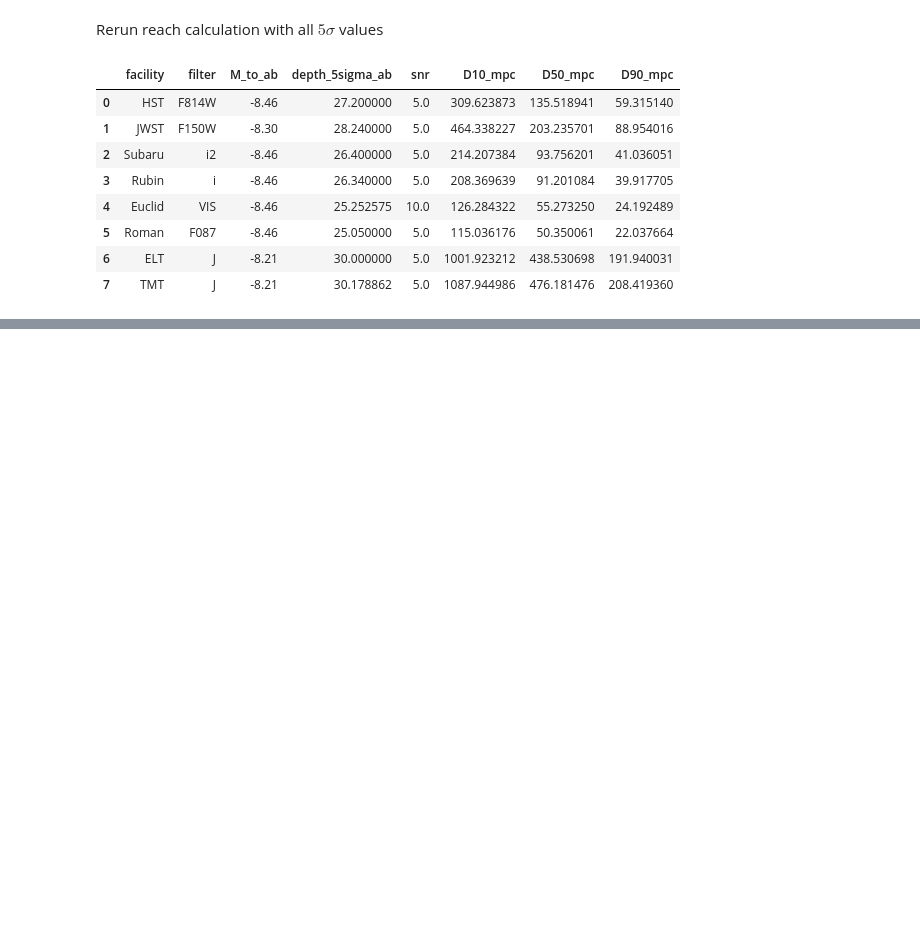
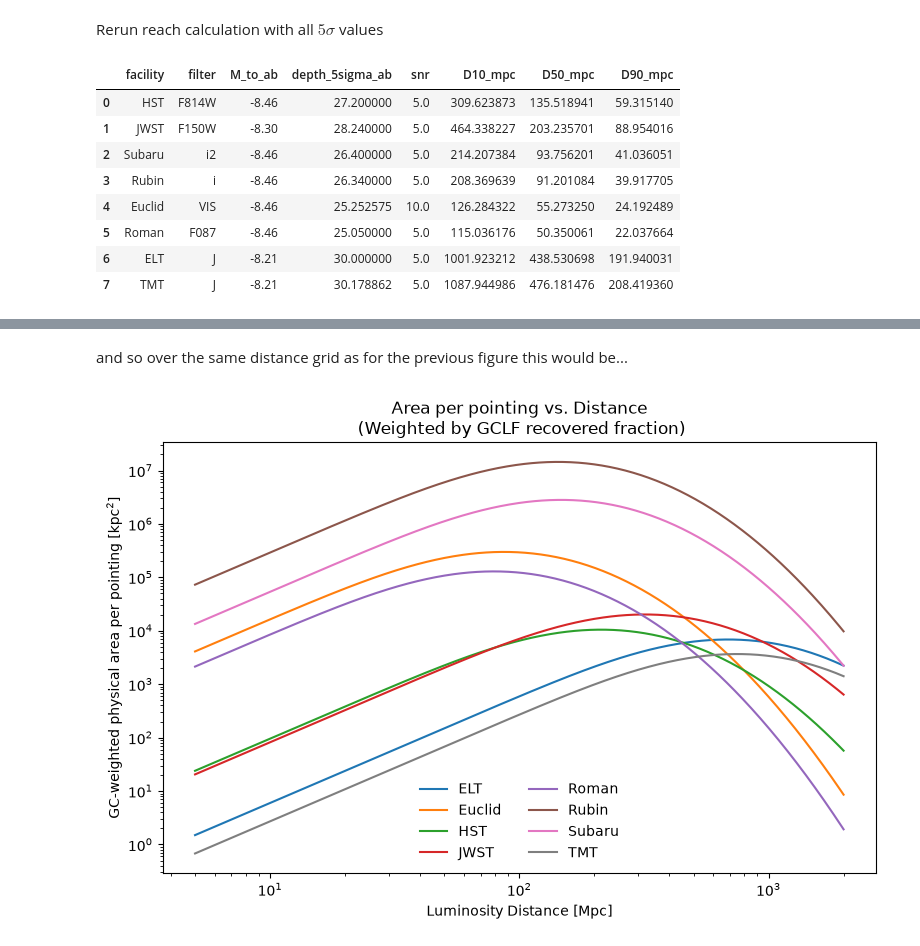
Before and after one commit to Pommers/gc-survey-telescopes, a Jupyter notebook: notebooks/02_gclf_reach.ipynb, the cells around one changed output, grey strips where cells are left out. Saved outputs shown, nothing was run; the diff lists cells and outputs as text; code cells hidden in the pictures; blank space fills up the shorter version.

```diff
--- a/notebooks/02_gclf_reach.ipynb
+++ b/notebooks/02_gclf_reach.ipynb
@@ -681,0 +694,10 @@ plt.show()
+# %%
+def fov_area_kpc2(distance_mpc, fov_area_deg2):
+    arcsec2 = fov_area_deg2 * 3600**2
+    pc_per_arcsec = 4.848 * distance_mpc
+    return arcsec2 * pc_per_arcsec**2 / 1e6
+# %%
+for D in [16.5, 20, 100, 250]:
+    inst[f"fov_area_kpc2_{D}mpc"] = inst["fov_area_deg2"].apply(
+        lambda a: fov_area_kpc2(D, a)
+    )
@@ -681,0 +781,2 @@ plt.show()
+# %% [markdown]
+and so over the same distance grid as for the previous figure this would be...
@@ -681,0 +822,27 @@ plt.show()
+# %%
+fig, ax = plt.subplots(figsize=(8, 5.5))
+
+ax.set_title("Area per pointing vs. Distance\n (Weighted by GCLF recovered fraction)")
+
+for facility, sub in grasp.groupby("facility"):
+
+    ax.plot(
+        sub["distance_mpc"],
+        sub["gc_area_grasp_kpc2"],
+        label=facility
+    )
+
+ax.set_xscale("log")
+ax.set_yscale("log")
+
+ax.set_xlabel("Luminosity Distance [Mpc]")
+ax.set_ylabel(
+    r"GC-weighted physical area per pointing [kpc$^2$]"
+)
+
+ax.legend(frameon=False, ncol=2)
+
+plt.tight_layout()
+plt.show()
+# %% [output]
+[figure, added]
```
Also changed, not shown: parts of 23 cells of this notebook.
